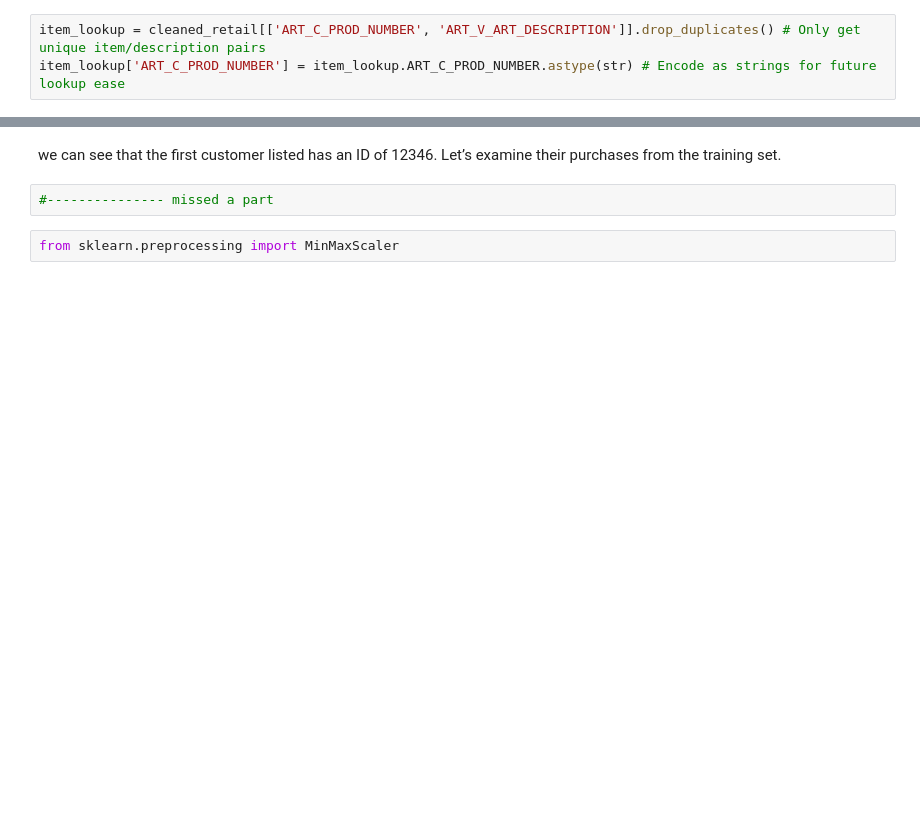
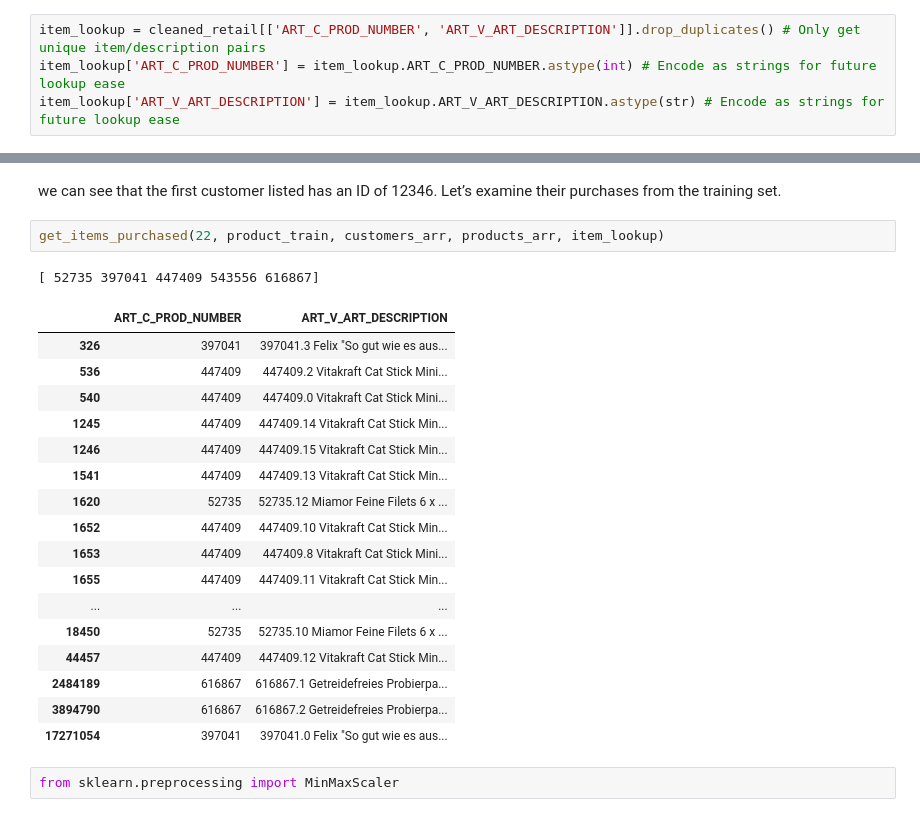
Before and after one commit to VladPrytula/RecommenderSystems, a Jupyter notebook: StepByStep Rec System.ipynb, the cells around one changed output, grey strips where cells are left out. Cells and saved outputs as stored; diff of their text form; blank space fills up the shorter version.

```diff
--- a/StepByStep Rec System.ipynb
+++ b/StepByStep Rec System.ipynb
@@ -62,7 +63,8 @@ memory usage: 4.1+ GB
 Before we make any sort of ratings matrix, it would be nice to have a lookup table that keeps track of each item ID along with a description of that item. Let’s make that now.
 # %%
 item_lookup = cleaned_retail[['ART_C_PROD_NUMBER', 'ART_V_ART_DESCRIPTION']].drop_duplicates() # Only get unique item/description pairs
-item_lookup['ART_C_PROD_NUMBER'] = item_lookup.ART_C_PROD_NUMBER.astype(str) # Encode as strings for future lookup ease
+item_lookup['ART_C_PROD_NUMBER'] = item_lookup.ART_C_PROD_NUMBER.astype(int) # Encode as strings for future lookup ease
+item_lookup['ART_V_ART_DESCRIPTION'] = item_lookup.ART_V_ART_DESCRIPTION.astype(str) # Encode as strings for future lookup ease
 # %%
 item_lookup.head()
 # %% [output]
@@ -373,7 +526,26 @@ array([ 22,  84, 205, 208, 221], dtype=int64)
 # %% [markdown]
 we can see that the first customer listed has an ID of 12346. Let’s examine their purchases from the training set.
-# %%
-#--------------- missed a part
+# %%
+get_items_purchased(22, product_train, customers_arr, products_arr, item_lookup)
+# %% [output]
+[ 52735 397041 447409 543556 616867]
+|  | ART_C_PROD_NUMBER | ART_V_ART_DESCRIPTION |
+| 326 | 397041 | 397041.3 Felix "So gut wie es aus... |
+| 536 | 447409 | 447409.2 Vitakraft Cat Stick Mini... |
+| 540 | 447409 | 447409.0 Vitakraft Cat Stick Mini... |
+| 1245 | 447409 | 447409.14 Vitakraft Cat Stick Min... |
+| 1246 | 447409 | 447409.15 Vitakraft Cat Stick Min... |
+| 1541 | 447409 | 447409.13 Vitakraft Cat Stick Min... |
+| 1620 | 52735 | 52735.12 Miamor Feine Filets 6 x ... |
+| 1652 | 447409 | 447409.10 Vitakraft Cat Stick Min... |
+| 1653 | 447409 | 447409.8 Vitakraft Cat Stick Mini... |
+| 1655 | 447409 | 447409.11 Vitakraft Cat Stick Min... |
+| ... | ... | ... |
+| 18450 | 52735 | 52735.10 Miamor Feine Filets 6 x ... |
+| 44457 | 447409 | 447409.12 Vitakraft Cat Stick Min... |
+| 2484189 | 616867 | 616867.1 Getreidefreies Probierpa... |
+| 3894790 | 616867 | 616867.2 Getreidefreies Probierpa... |
+| 17271054 | 397041 | 397041.0 Felix "So gut wie es aus... |
 # %%
 from sklearn.preprocessing import MinMaxScaler
 # %%
```
Also changed, not shown: parts of 30 cells of this notebook.
